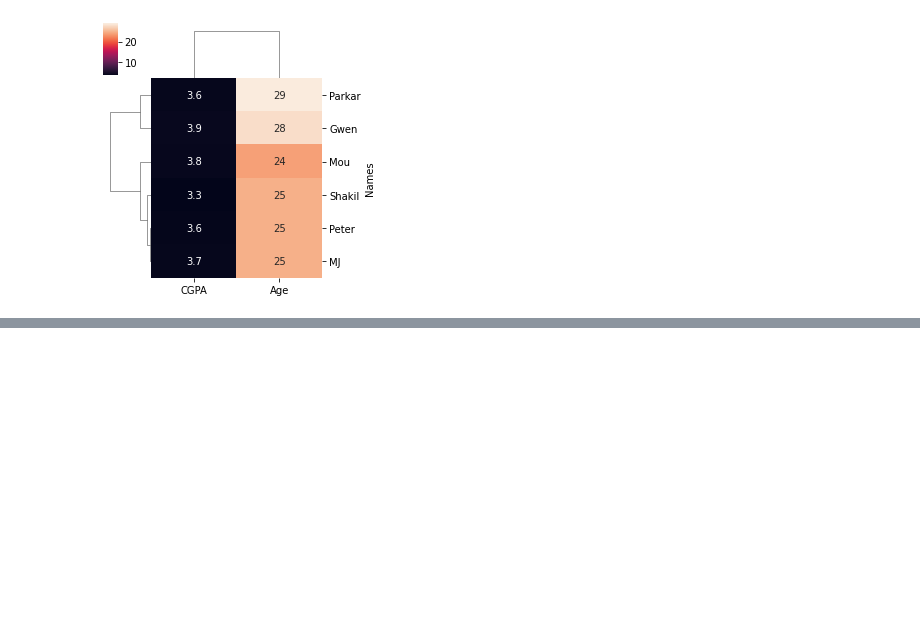
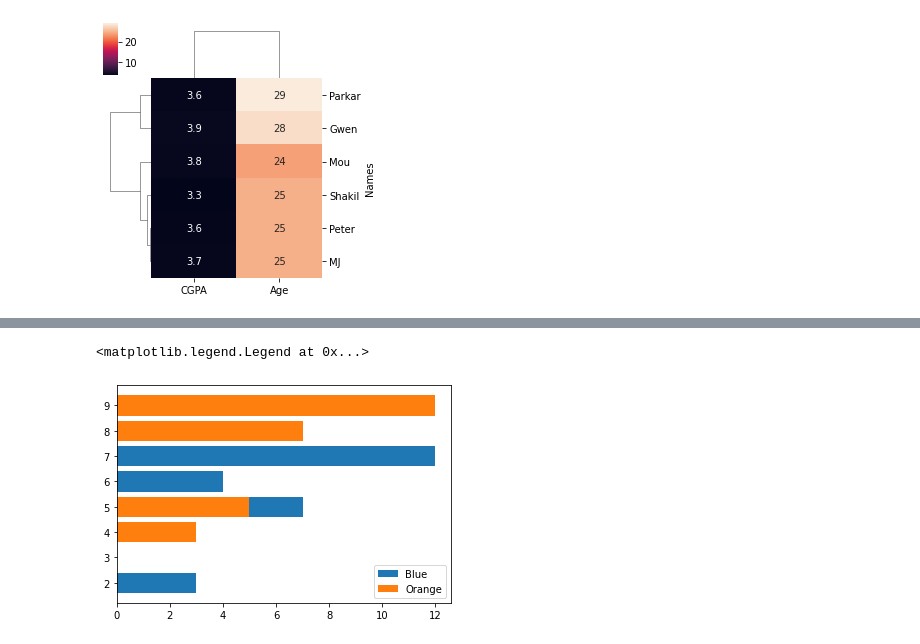
Before and after one commit to ShakilM26/Data-Visualization, a Jupyter notebook: visualisation.ipynb, the cells around one changed output, grey strips where cells are left out. Saved outputs shown, nothing was run; the diff lists cells and outputs as text; code cells hidden in the pictures; blank space fills up the shorter version.

```diff
--- a/visualisation.ipynb
+++ b/visualisation.ipynb
@@ -68,0 +97,14 @@ sns.clustermap(cluster, annot=True, figsize=(4,4))
+# %%
+#Horizontal Bar
+
+x=[2,5,6,7,8]
+y=[3,7,4,12,5]
+x2=[4,5,8,9,8]
+y2=[3,5,7,12,6]
+
+plt.barh(x,y)
+plt.barh(x2,y2)
+plt.legend(['Blue', 'Orange'], loc='best')
+# %% [output]
+<matplotlib.legend.Legend at 0x...>
+[figure, added]
```
Also changed, not shown: parts of 5 cells of this notebook.
